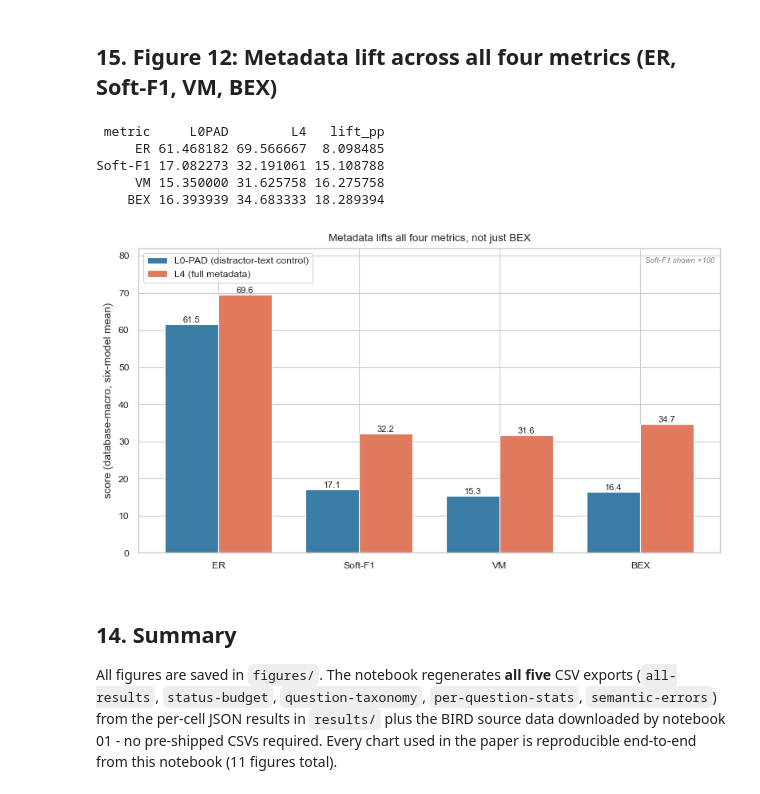
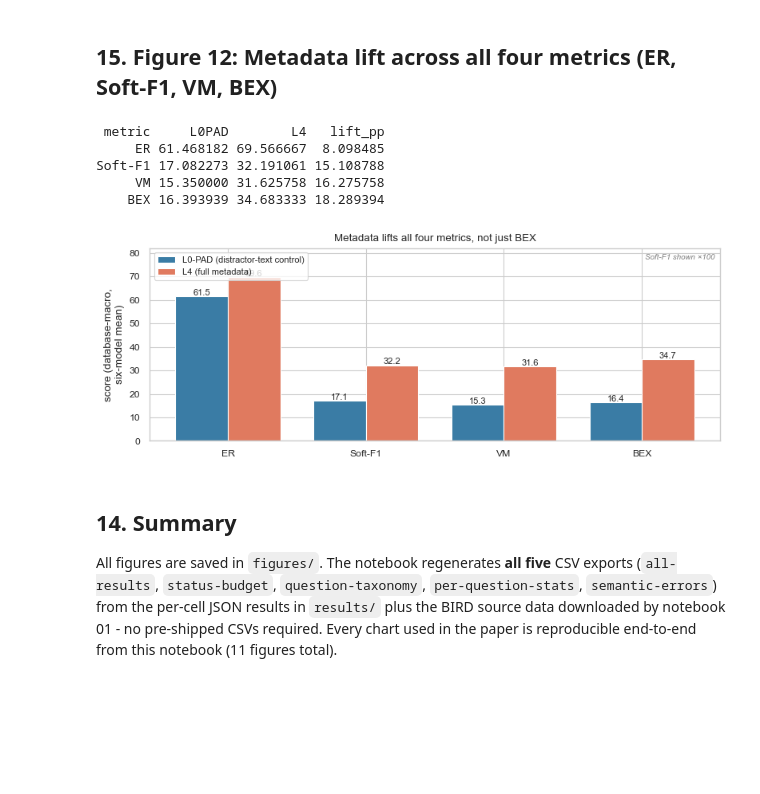
Before and after one commit to garyzava/4d-metadata-ablation, a Jupyter notebook: notebooks/02-analysis-and-charts.nbconvert.ipynb, the cells around one changed output. Drawn from its saved outputs; the diff is of its cells as text; code cells hidden in the pictures; blank space fills up the shorter version.

```diff
--- a/notebooks/02-analysis-and-charts.nbconvert.ipynb
+++ b/notebooks/02-analysis-and-charts.nbconvert.ipynb
@@ -497,6 +497,7 @@ OPUS47 44.427273 79.000000 Scoped
 # Figure 12: metadata lifts all four metrics (ER, Soft-F1, VM, BEX), not just BEX.
 # Baseline = L0-PAD; treatment = native L4 for all six models.
 # Soft-F1 is a 0-1 score shown x100 for visual comparability with the percentage metrics.
+# Flat aspect ratio (8 x 3.1 in) so the figure fits the camera-ready page budget.
 METRICS = [('er_pct', 'ER', 1.0), ('soft_f1', 'Soft-F1', 100.0),
            ('vm_pct', 'VM', 1.0), ('bex_pct', 'BEX', 1.0)]
 
@@ -510,37 +511,37 @@ lift = pd.DataFrame(
       np.mean([metric_macro(results, m, col, 'base') for m in MODEL_ORDER]) * scale,
       np.mean([metric_macro(results, m, col, 'l4')   for m in MODEL_ORDER]) * scale)
      for col, name, scale in METRICS],
     columns=['metric', 'L0PAD', 'L4'])
 lift['lift_pp'] = lift['L4'] - lift['L0PAD']
 print(lift.to_string(index=False))
 
-fig, ax = plt.subplots(figsize=(8, 4.5))
+fig, ax = plt.subplots(figsize=(8, 3.1))
 x = np.arange(len(lift))
 w = 0.38
 b0 = ax.bar(x - w/2, lift['L0PAD'], w, label='L0-PAD (distractor-text control)', color='#3a7ca5')
 b4 = ax.bar(x + w/2, lift['L4'], w, label='L4 (full metadata)', color='#e07a5f')
 ax.set_xticks(x)
 ax.set_xticklabels(lift['metric'])
-ax.set_ylabel('score (database-macro, six-model mean)')
+ax.set_ylabel('score (database-macro,\nsix-model mean)')
 ax.set_title('Metadata lifts all four metrics, not just BEX')
 for bars in (b0, b4):
     for bar in bars:
         v = bar.get_height()
         ax.text(bar.get_x() + bar.get_width() / 2, v + 0.5, f'{v:.1f}', ha='center', fontsize=8)
 ax.set_ylim(0, max(lift['L4'].max(), lift['L0PAD'].max()) * 1.18)
-ax.legend(loc='upper left')
+ax.legend(loc='upper left', fontsize=8)
 ax.text(0.99, 0.97, 'Soft-F1 shown ×100', transform=ax.transAxes,
         ha='right', va='top', fontsize=7, style='italic', color='gray')
 plt.tight_layout()
 plt.savefig(FIGURES_DIR / 'fig12-four-metric-lift.png')
 plt.show()
 # %% [output]
  metric     L0PAD        L4   lift_pp
      ER 61.468182 69.566667  8.098485
 Soft-F1 17.082273 32.191061 15.108788
      VM 15.350000 31.625758 16.275758
     BEX 16.393939 34.683333 18.289394
-[figure, old version]
+[figure, new version]
 # %% [markdown]
 ## 14. Summary
 
```
Also changed, not shown: 2 other files.
